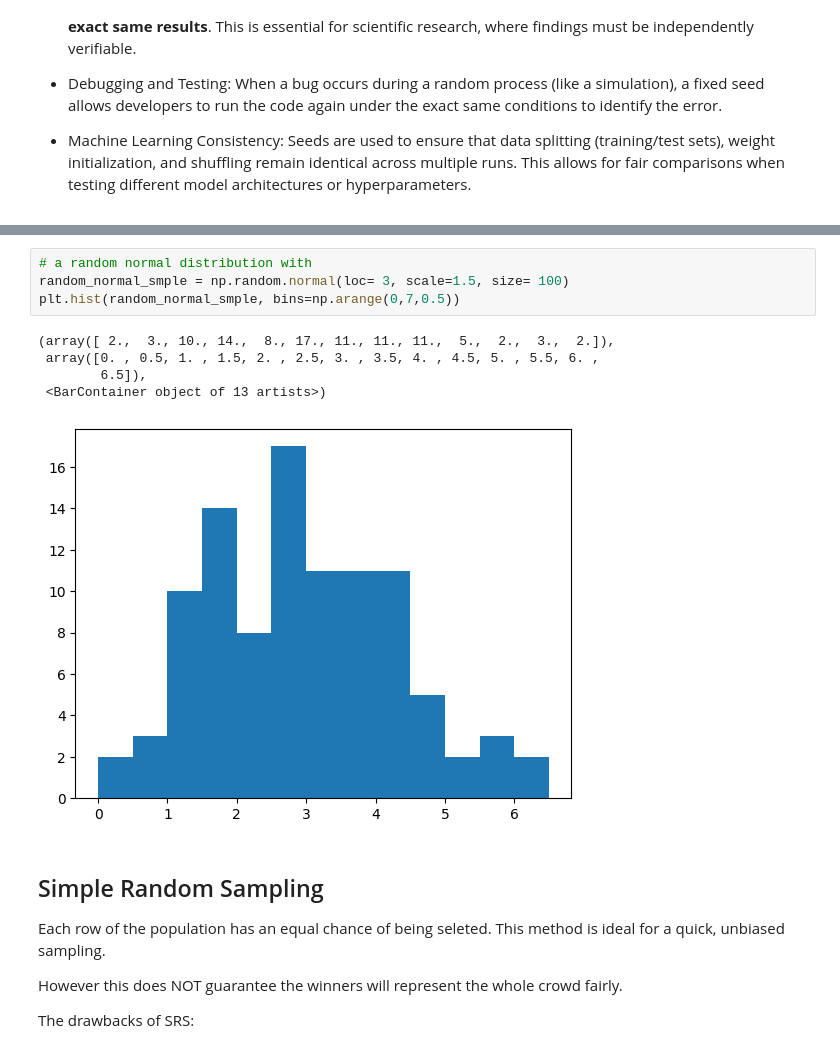
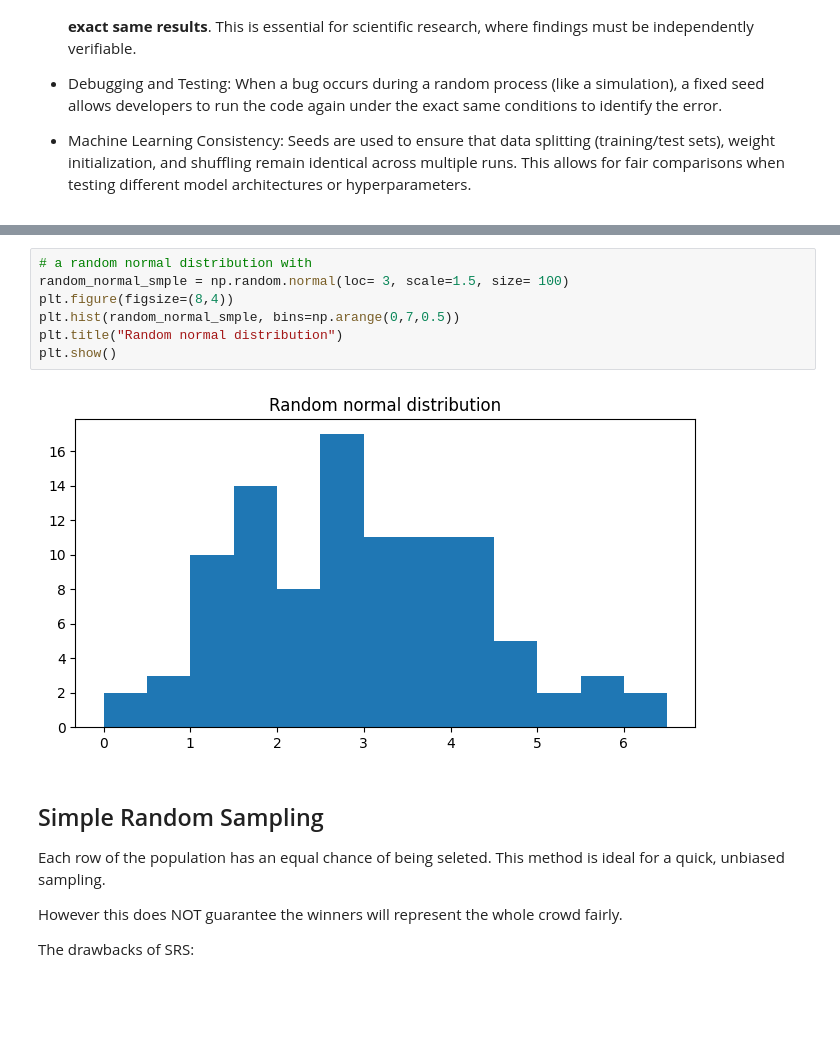
Before and after one commit to abhijeet-bhambere/python-ml-trail, a Jupyter notebook: sampling-in-python.ipynb, the cells around one changed output, grey strips where cells are left out. Cells and saved outputs as stored; diff of their text form; blank space fills up the shorter version.

```diff
--- a/sampling-in-python.ipynb
+++ b/sampling-in-python.ipynb
@@ -143,13 +146,12 @@ plt.show()
 # %%
 # a random normal distribution with
 random_normal_smple = np.random.normal(loc= 3, scale=1.5, size= 100)
+plt.figure(figsize=(8,4))
 plt.hist(random_normal_smple, bins=np.arange(0,7,0.5))
+plt.title("Random normal distribution")
+plt.show()
 # %% [output]
-(array([ 2.,  3., 10., 14.,  8., 17., 11., 11., 11.,  5.,  2.,  3.,  2.]),
- array([0. , 0.5, 1. , 1.5, 2. , 2.5, 3. , 3.5, 4. , 4.5, 5. , 5.5, 6. ,
-        6.5]),
- <BarContainer object of 13 artists>)
-[figure, old version]
+[figure, new version]
 # %% [markdown]
 ## Simple Random Sampling
 Each row of the population has an equal chance of being seleted. This method is ideal for a quick, unbiased sampling.
```
Also changed, not shown: parts of 26 cells of this notebook.
